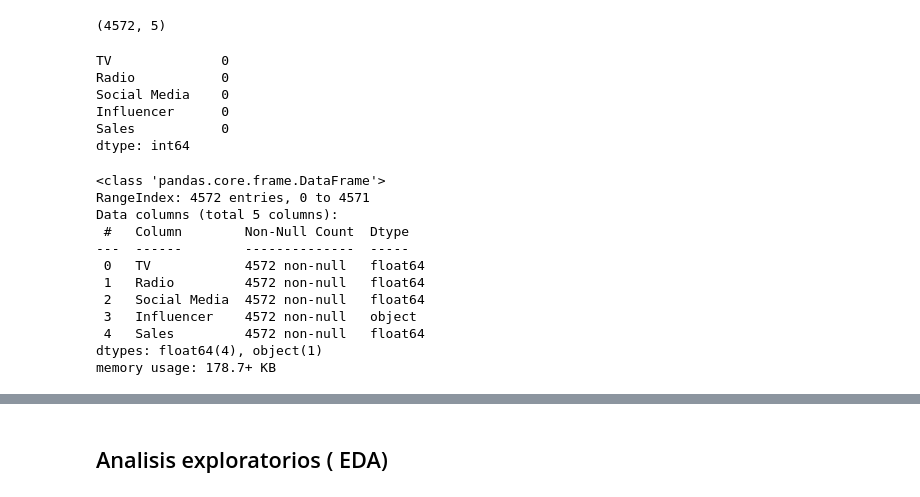
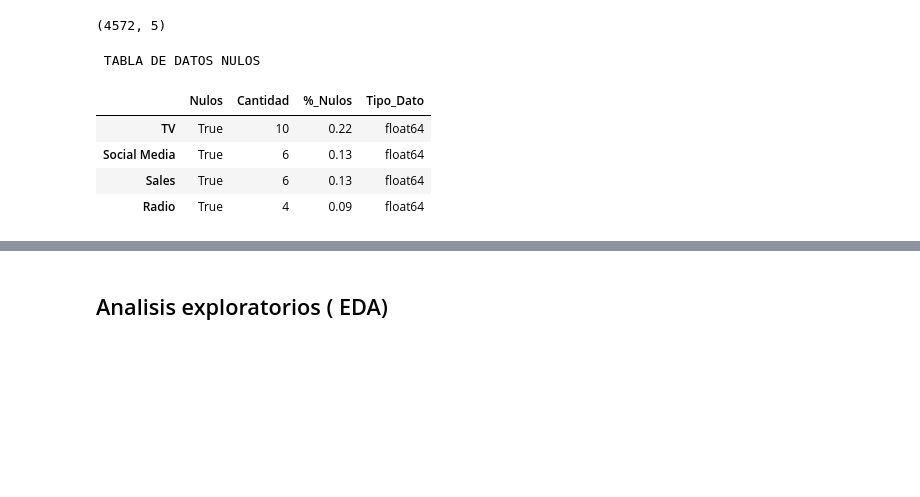
Before and after one commit to MayumyCH/marketing_mix_modeling_project_python, a Jupyter notebook: notebook_marketing.ipynb, the cells around one changed output, grey strips where cells are left out. Saved outputs shown, nothing was run; the diff lists cells and outputs as text; code cells hidden in the pictures; blank space fills up the shorter version.

```diff
--- a/notebook_marketing.ipynb
+++ b/notebook_marketing.ipynb
@@ -11,0 +16,15 @@ import numpy as np
+# %%
+def analizador_nulos(data):
+    nFilas, nColumnas = data.shape
+    if data.isnull().any().any(): # Devuelve True si alguno es True
+        print( "\n TABLA DE DATOS NULOS")
+        tablaNulos = pd.DataFrame(pd.concat([
+                                             data.isnull().any(),
+                                             data.isnull().sum(),
+                                            round(data.isnull().sum() / nFilas * 100, 2),
+                                             data.dtypes], axis=1))
+        tablaNulos.columns = ['Nulos', 'Cantidad', '%_Nulos', 'Tipo_Dato']
+        tablaNulos.sort_values(by='%_Nulos', ascending = False, inplace = True)
+        display(tablaNulos[tablaNulos['Cantidad'] > 0])
+    else:
+        print("No existen Nulos")
@@ -32,36 +68,17 @@ data_Marketing.shape
 (4572, 5)
 # %%
 # CANTIDAD DE NULOS POR CADA FEATURE
-data_Marketing.isnull().sum()
+analizador_nulos(data_Marketing)
 
 # INTERPRETACION:
 # Variable Tv: 10 Valores nulos
 # Variable Radio: 6 Valores nulos
 # Variable Social: 6 Valores nulos
 # Variable Sales(Ventas): 6 Valores nulos
 # %% [output]
-TV              0
-Radio           0
-Social Media    0
-Influencer      0
-Sales           0
-dtype: int64
+ TABLA DE DATOS NULOS
+|  | Nulos | Cantidad | %_Nulos | Tipo_Dato |
+| TV | True | 10 | 0.22 | float64 |
+| Social Media | True | 6 | 0.13 | float64 |
+| Sales | True | 6 | 0.13 | float64 |
+| Radio | True | 4 | 0.09 | float64 |
-# %%
-data_Marketing.info()
-
-# INTERPRETACION:
-# 5 Features tipo Numericos (float)
-# 1 Features tipo Categorico (object)
-# %% [output]
-<class 'pandas.core.frame.DataFrame'>
-RangeIndex: 4572 entries, 0 to 4571
-Data columns (total 5 columns):
- #   Column        Non-Null Count  Dtype
----  ------        --------------  -----
- 0   TV            4572 non-null   float64
- 1   Radio         4572 non-null   float64
- 2   Social Media  4572 non-null   float64
- 3   Influencer    4572 non-null   object
- 4   Sales         4572 non-null   float64
-dtypes: float64(4), object(1)
-memory usage: 178.7+ KB
```
Also changed, not shown: parts of 22 cells of this notebook.
